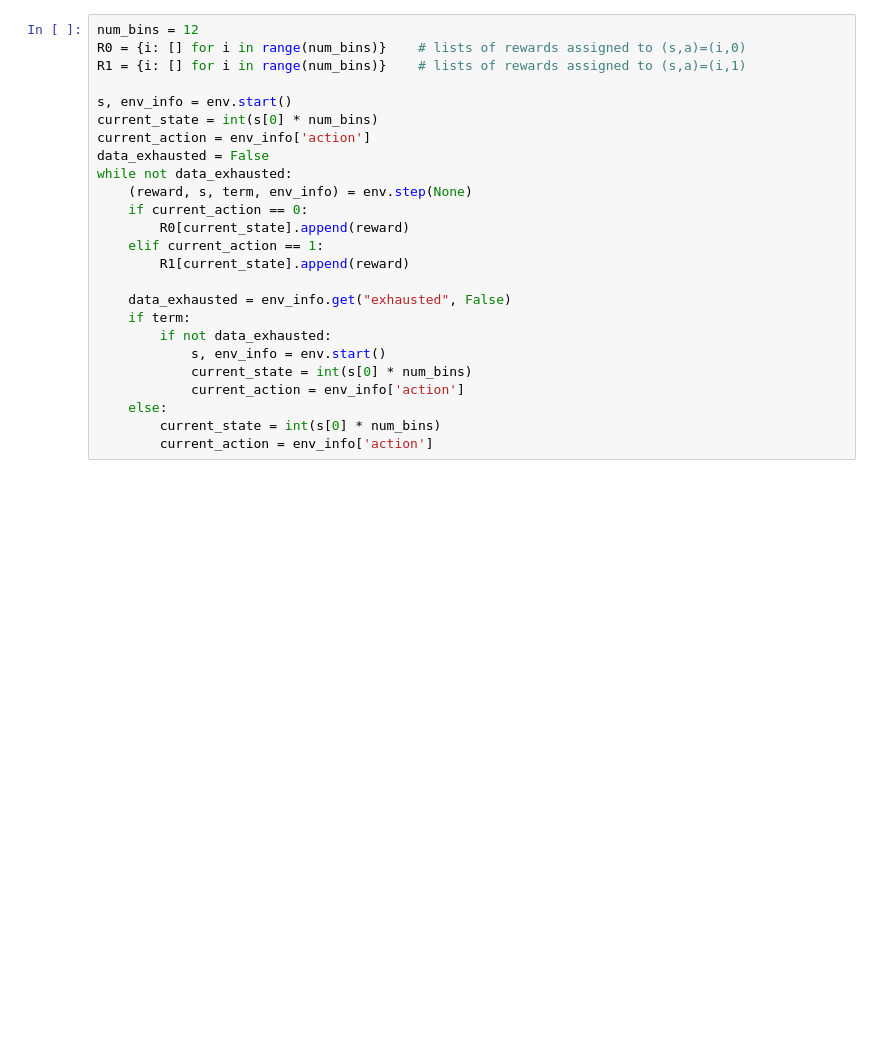
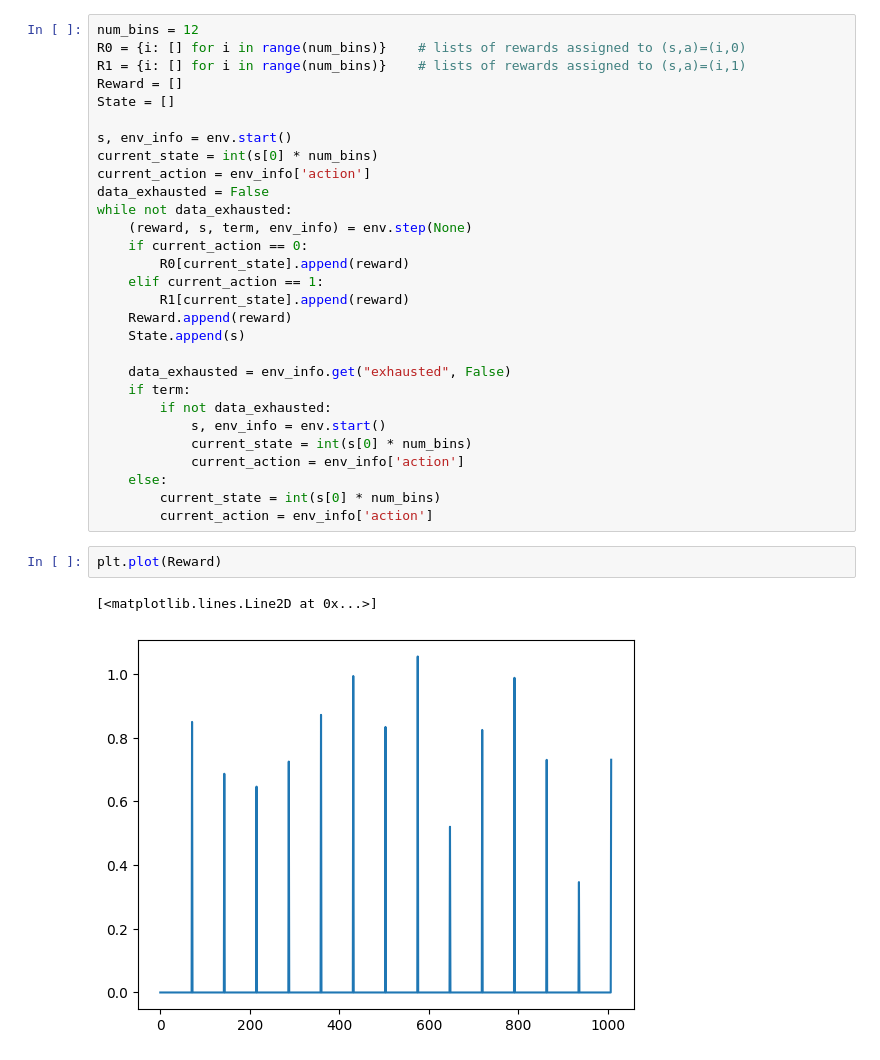
Before and after one commit to steventango/plant-rl, a Jupyter notebook: analysis/analyze_Exp3_data.ipynb, the cells around one changed output. Saved outputs shown, nothing was run; the diff lists cells and outputs as text; blank space fills up the shorter version.

```diff
--- a/analysis/analyze_Exp3_data.ipynb
+++ b/analysis/analyze_Exp3_data.ipynb
@@ -17,6 +18,8 @@ env = OfflinePlantGrowthChamber_1hrStep_MC_TimeOnly(dataset_paths=paths)
 num_bins = 12
 R0 = {i: [] for i in range(num_bins)}    # lists of rewards assigned to (s,a)=(i,0)
 R1 = {i: [] for i in range(num_bins)}    # lists of rewards assigned to (s,a)=(i,1)
+Reward = []
+State = []
 
 s, env_info = env.start()
 current_state = int(s[0] * num_bins)
@@ -28,6 +31,8 @@ while not data_exhausted:
         R0[current_state].append(reward)
     elif current_action == 1:
         R1[current_state].append(reward)
+    Reward.append(reward)
+    State.append(s)
 
     data_exhausted = env_info.get("exhausted", False)
     if term:
@@ -38,3 +43,8 @@ while not data_exhausted:
     else:
         current_state = int(s[0] * num_bins)
         current_action = env_info['action']
+# %%
+plt.plot(Reward)
+# %% [output]
+[<matplotlib.lines.Line2D at 0x...>]
+[figure, added]
```
Also changed, not shown: parts of 7 cells of this notebook, 5 other files.
